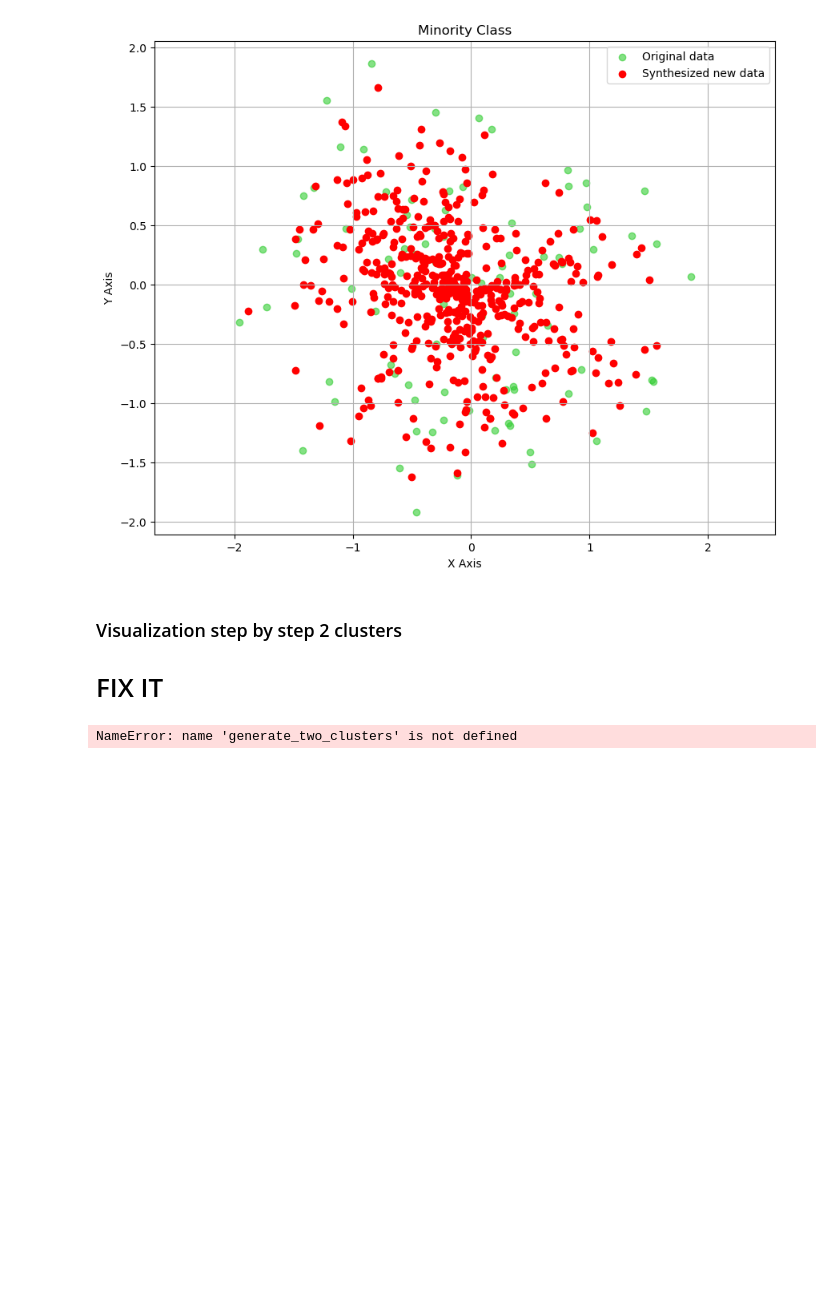
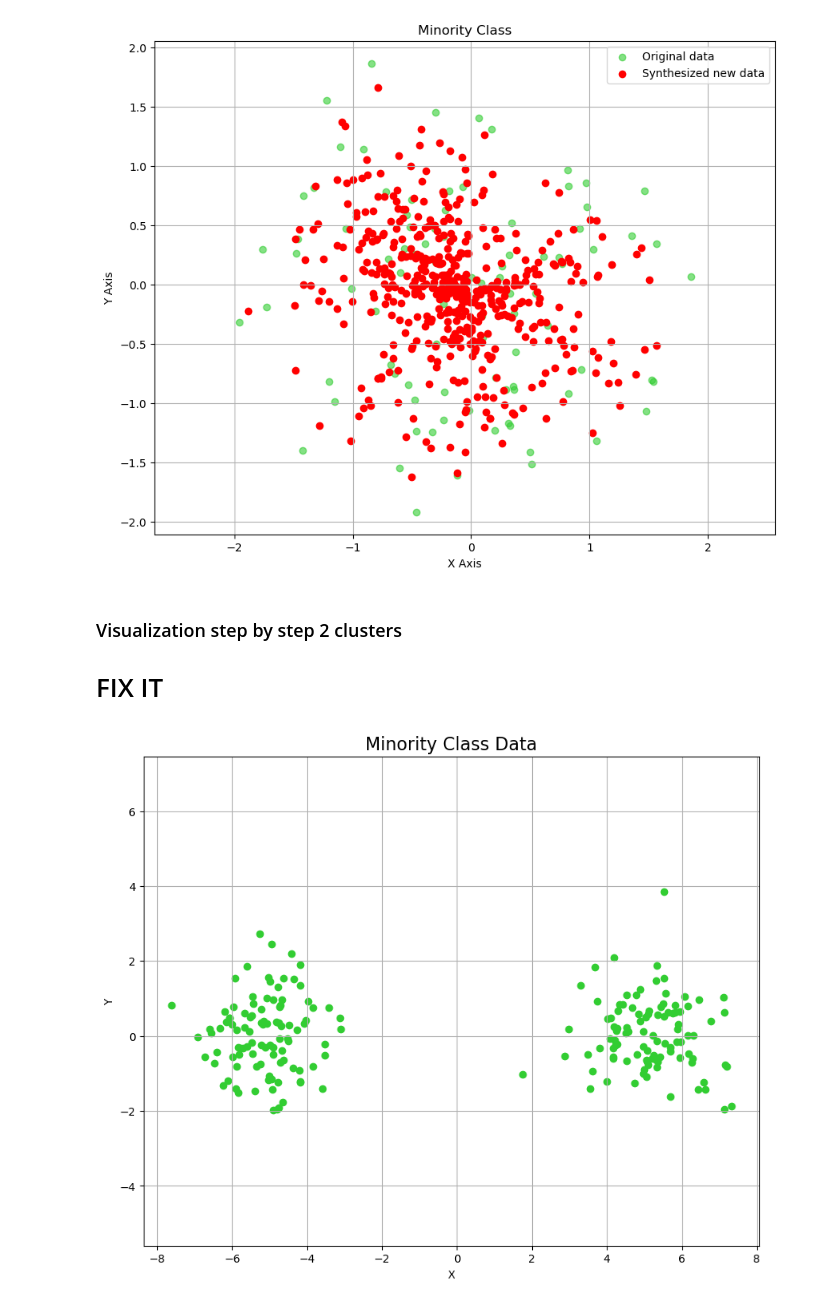
Before and after one commit to UnaiLalana/DAB-SMOTE, a Jupyter notebook: notebooks/Visualization.ipynb, the cells around one changed output. Saved outputs shown, nothing was run; the diff lists cells and outputs as text; code cells hidden in the pictures; blank space fills up the shorter version.

```diff
--- a/notebooks/Visualization.ipynb
+++ b/notebooks/Visualization.ipynb
@@ -169,24 +169,6 @@ cluster_1 = np.random.normal(loc=(-5, 0), scale=1.0, size=(200 // 2, 2))
 cluster_2 = np.random.normal(loc=(5, 0), scale=1.0, size=(200 // 2, 2))
 data2 = np.vstack([cluster_1, cluster_2])
 # %%
-np.random.seed(42)
-data2 = generate_two_clusters()
-datos_sin_ruido2 = removeNoisySamples(data2, "euclidean")
-visualizar_datos_con_ruido(data2, datos_sin_ruido2)
-centros2, clusters2 = clustering(datos_sin_ruido2, 1, 500)
-visualizar_clustering_con_centros(datos_sin_ruido2, clusters2, centros2)
-bordes3 = screenBoundarySamples(datos_sin_ruido2, 1.5)
-visualizar_datos_y_borde(datos_sin_ruido2, bordes3)
-newX = generateNewSamples(datos_sin_ruido2, bordes3, clusters2, centros2, 500)
-plt.figure(figsize=(10, 8))
-plt.scatter(datos_sin_ruido2[:, 0], datos_sin_ruido2[:, 1], color='#32cd32', alpha=0.6, label='Datos originales')
-plt.scatter(newX[:, 0], newX[:, 1], color='red', label='Nuevos datos sintetizados')
-plt.title('Clase Minoritaria')
-plt.xlabel('Eje X')
-plt.ylabel('Eje Y')
-plt.grid(True)
-plt.axis('equal')
-plt.legend()
-plt.show()
+visualize_data(data2)
 # %% [output]
-NameError: name 'generate_two_clusters' is not defined
+[figure, added]
```
Also changed, not shown: parts of 4 cells of this notebook, 1 other file.
